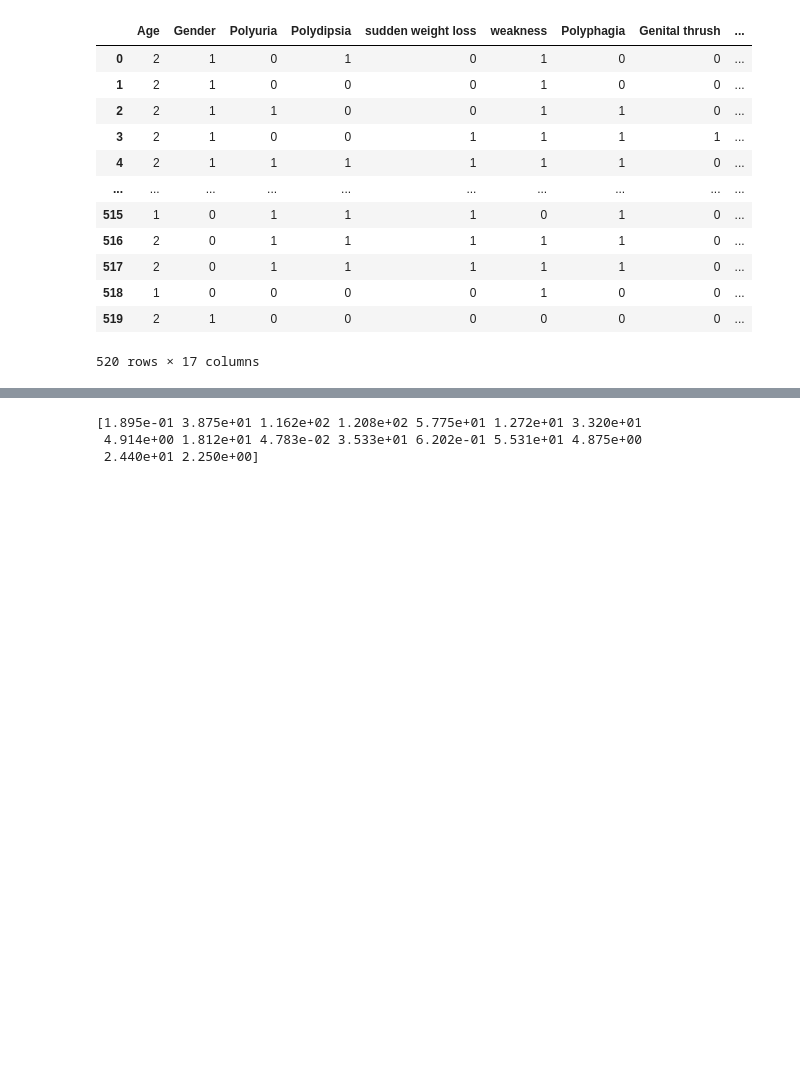
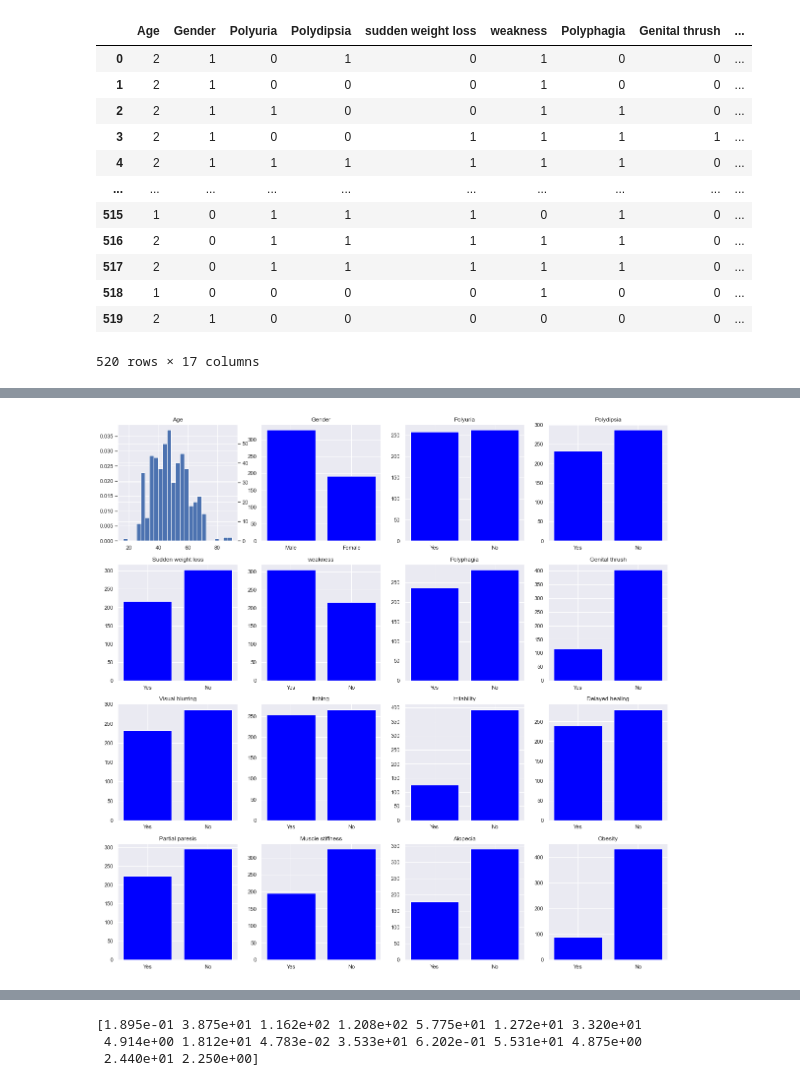
Before and after one commit to LaithSharia/Early-stage-diabetes-risk-prediction, a Jupyter notebook: Early stage diabetes risk prediction.ipynb, the cells around one changed output, grey strips where cells are left out. Cells and saved outputs as stored; diff of their text form; code cells hidden in the pictures; blank space fills up the shorter version.

```diff
--- a/Early stage diabetes risk prediction.ipynb
+++ b/Early stage diabetes risk prediction.ipynb
@@ -103,0 +151,58 @@ data
+# %%
+# Visualizing each Feature
+figure, axis = plt.subplots(4, 4, figsize=(20,20))
+
+ax2 = axis[0, 0].twinx()
+ax2.hist(data['Age'], bins = 25, histtype ='bar')
+
+axis[0, 0].hist(data['Age'], density = True, bins = 25, histtype ='bar')
+axis[0, 0].set_title("Age")
+
+axis[0, 1].bar(['Male', 'Female'], [modData[modData['Gender'] == 1].count()[0], modData[modData['Gender'] == 0].count()[0]], color ='blue', width = 0.8)
+axis[0, 1].set_title("Gender")
+
+axis[0, 2].bar(['Yes', 'No'], [modData[modData['Polyuria'] == 1].count()[0], modData[modData['Polyuria'] == 0].count()[0]], color ='blue', width = 0.8)
+axis[0, 2].set_title("Polyuria")
+
+axis[0, 3].bar(['Yes', 'No'], [modData[modData['Polydipsia'] == 1].count()[0], modData[modData['Polydipsia'] == 0].count()[0]], color ='blue', width = 0.8)
+axis[0, 3].set_title("Polydipsia")
+
+axis[1, 0].bar(['Yes', 'No'], [modData[modData['sudden weight loss'] == 1].count()[0], modData[modData['sudden weight loss'] == 0].count()[0]], color ='blue', width = 0.8)
+axis[1, 0].set_title("Sudden weight loss")
+
+axis[1, 1].bar(['Yes', 'No'], [modData[modData['weakness'] == 1].count()[0], modData[modData['weakness'] == 0].count()[0]], color ='blue', width = 0.8)
+axis[1, 1].set_title("weakness")
+
+axis[1, 2].bar(['Yes', 'No'], [modData[modData['Polyphagia'] == 1].count()[0], modData[modData['Polyphagia'] == 0].count()[0]], color ='blue', width = 0.8)
+axis[1, 2].set_title("Polyphagia")
+
+axis[1, 3].bar(['Yes', 'No'], [modData[modData['Genital thrush'] == 1].count()[0], modData[modData['Genital thrush'] == 0].count()[0]], color ='blue', width = 0.8)
+axis[1, 3].set_title("Genital thrush")
+
+axis[2, 0].bar(['Yes', 'No'], [modData[modData['visual blurring'] == 1].count()[0], modData[modData['visual blurring'] == 0].count()[0]], color ='blue', width = 0.8)
+axis[2, 0].set_title("Visual blurring")
+
+axis[2, 1].bar(['Yes', 'No'], [modData[modData['Itching'] == 1].count()[0], modData[modData['Itching'] == 0].count()[0]], color ='blue', width = 0.8)
+axis[2, 1].set_title("Itching")
+
+axis[2, 2].bar(['Yes', 'No'], [modData[modData['Irritability'] == 1].count()[0], modData[modData['Irritability'] == 0].count()[0]], color ='blue', width = 0.8)
+axis[2, 2].set_title("Irritability")
+
+axis[2, 3].bar(['Yes', 'No'], [modData[modData['delayed healing'] == 1].count()[0], modData[modData['delayed healing'] == 0].count()[0]], color ='blue', width = 0.8)
+axis[2, 3].set_title("Delayed healing")
+
+axis[3, 0].bar(['Yes', 'No'], [modData[modData['partial paresis'] == 1].count()[0], modData[modData['partial paresis'] == 0].count()[0]], color ='blue', width = 0.8)
+axis[3, 0].set_title("Partial paresis")
+
+axis[3, 1].bar(['Yes', 'No'], [modData[modData['muscle stiffness'] == 1].count()[0], modData[modData['muscle stiffness'] == 0].count()[0]], color ='blue', width = 0.8)
+axis[3, 1].set_title("Muscle stiffness")
+
+axis[3, 2].bar(['Yes', 'No'], [modData[modData['Alopecia'] == 1].count()[0], modData[modData['Alopecia'] == 0].count()[0]], color ='blue', width = 0.8)
+axis[3, 2].set_title("Alopecia")
+
+axis[3, 3].bar(['Yes', 'No'], [modData[modData['Obesity'] == 1].count()[0], modData[modData['Obesity'] == 0].count()[0]], color ='blue', width = 0.8)
+axis[3, 3].set_title("Obesity")
+
+plt.show()
+# %% [output]
+[figure, added]
```
Also changed, not shown: parts of 28 cells of this notebook.
